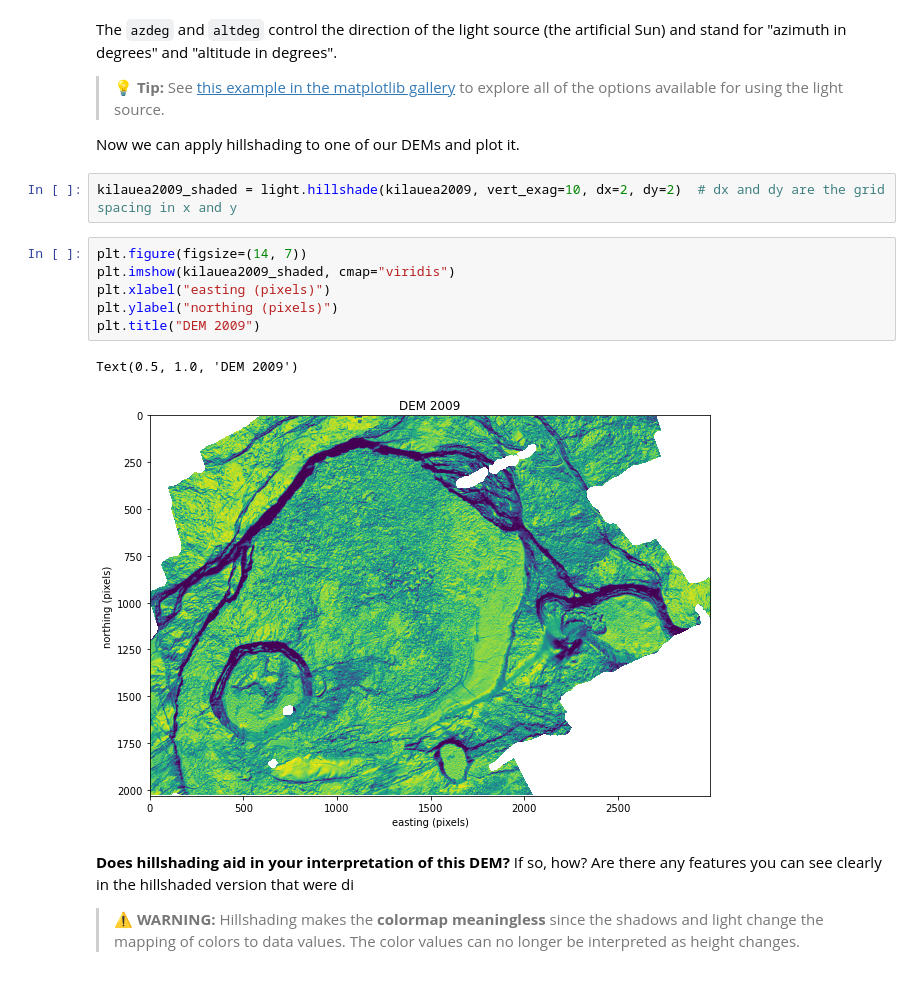
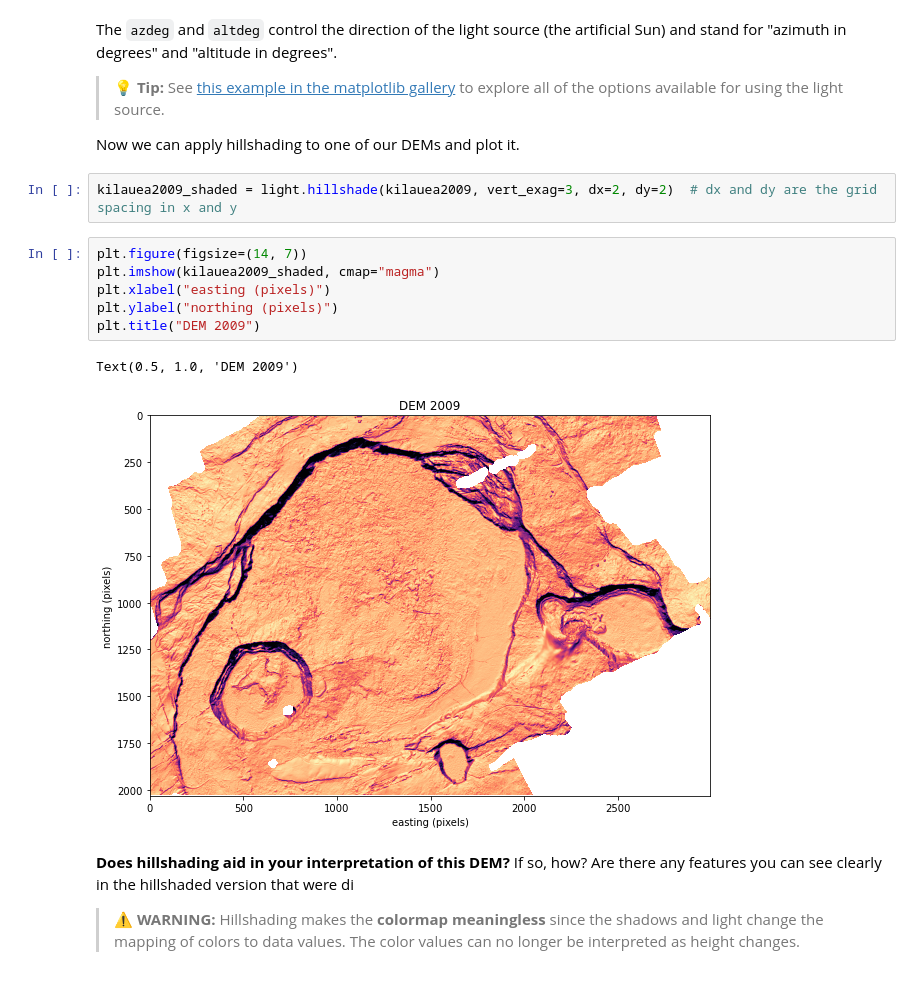
Before and after one commit to leouieda/remote-sensing, a Jupyter notebook: practicals/practical3.ipynb, the cells around one changed output. Cells and saved outputs as stored; diff of their text form.

```diff
--- a/practicals/practical3.ipynb
+++ b/practicals/practical3.ipynb
@@ -306,16 +306,16 @@ The `azdeg` and `altdeg` control the direction of the light source (the artifici
 
 Now we can apply hillshading to one of our DEMs and plot it.
 # %%
-kilauea2009_shaded = light.hillshade(kilauea2009, vert_exag=10, dx=2, dy=2)  # dx and dy are the grid spacing in x and y
+kilauea2009_shaded = light.hillshade(kilauea2009, vert_exag=3, dx=2, dy=2)  # dx and dy are the grid spacing in x and y
 # %%
 plt.figure(figsize=(14, 7))
-plt.imshow(kilauea2009_shaded, cmap="viridis")
+plt.imshow(kilauea2009_shaded, cmap="magma")
 plt.xlabel("easting (pixels)")
 plt.ylabel("northing (pixels)")
 plt.title("DEM 2009")
 # %% [output]
 Text(0.5, 1.0, 'DEM 2009')
-[figure, old version]
+[figure, new version]
 # %% [markdown]
 **Does hillshading aid in your interpretation of this DEM?** If so, how? Are there any features you can see clearly in the hillshaded version that were di
 
```
Also changed, not shown: parts of 6 cells of this notebook.
